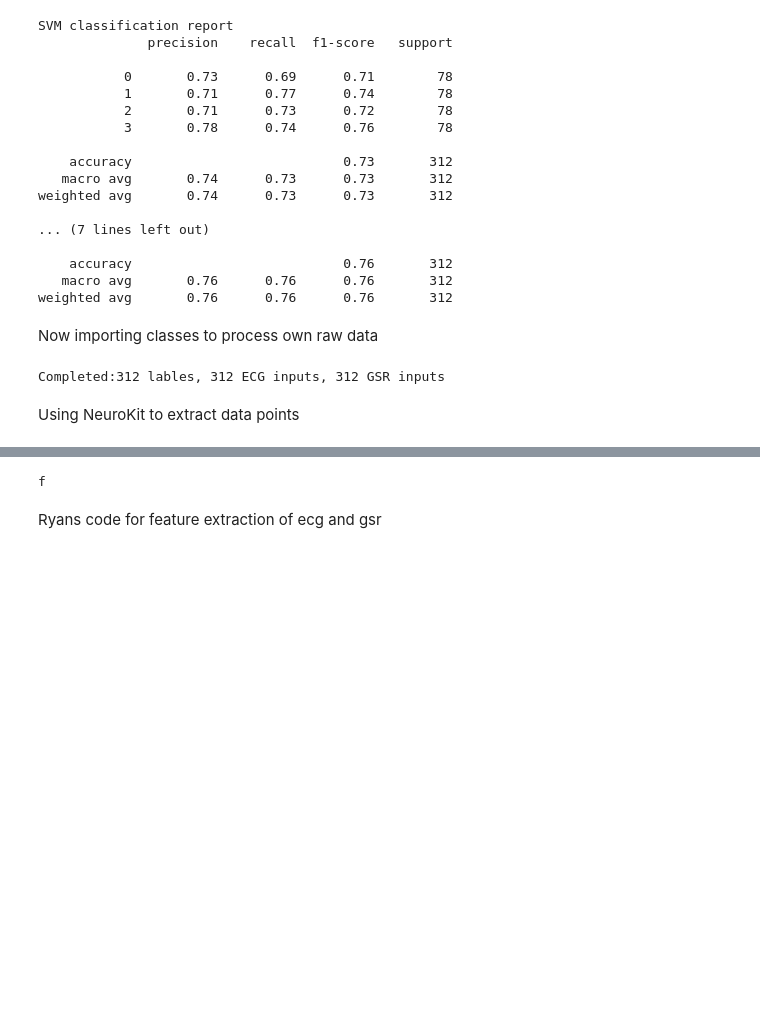
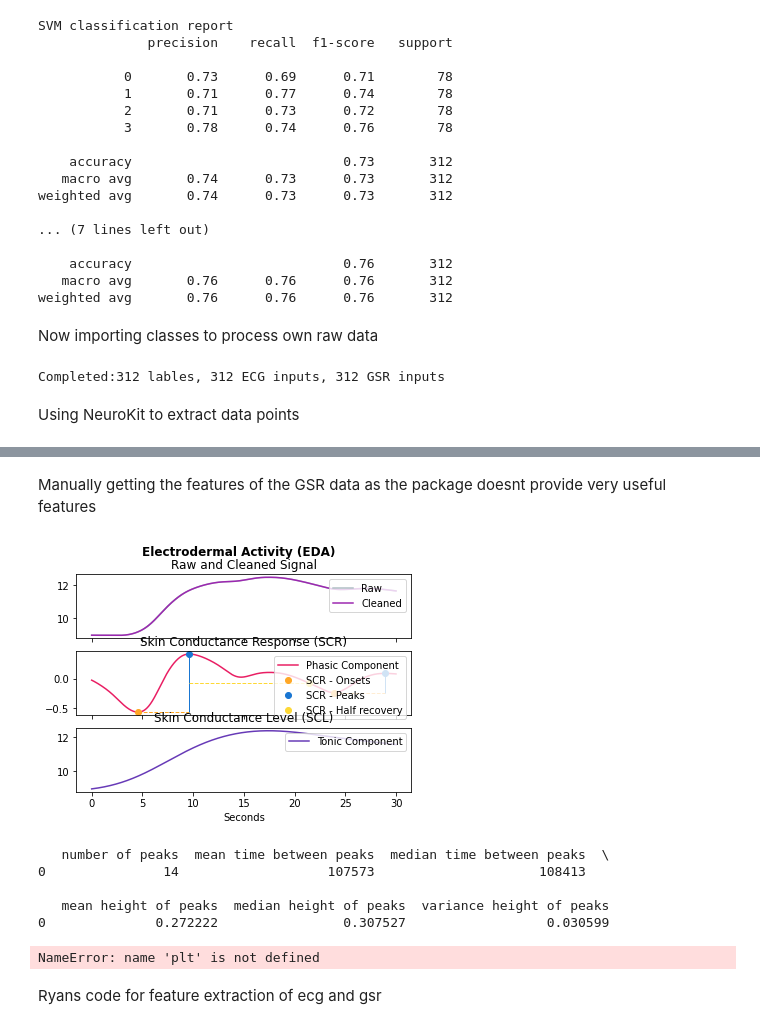
Before and after one commit to tomjefferis/CO620-Emotion-Detection-, a Jupyter notebook: mlDataTesting.ipynb, the cells around one changed output, grey strips where cells are left out. Drawn from its saved outputs; the diff is of its cells as text; code cells hidden in the pictures; blank space fills up the shorter version.

```diff
--- a/mlDataTesting.ipynb
+++ b/mlDataTesting.ipynb
@@ -270,48 +379,58 @@ Manually getting the features of the GSR data as the package doesnt provide very
+# %% [markdown]
+Manually getting the features of the GSR data as the package doesnt provide very useful features
 # %%
-processed_gsr,infos = nk.eda_process(completeGsr[15],sampling_rate=1000) #processes the GSR, currently only doing one item to make sure it works properly
-plot = nk.eda_plot(processed_gsr[:30000], sampling_rate=1000) #plots the signal on a graph
+processed_gsr,infos = nk2.eda_process(completeGsr[15],sampling_rate=1000) #processes the GSR, currently only doing one item to make sure it works properly
+plot = nk2.eda_plot(processed_gsr[:30000], sampling_rate=1000) #plots the signal on a graph
 
-gsr_dict = nk.eda_findpeaks(processed_gsr) #finding peaks, time of the peaks and magnitude of peaks
+gsr_dict = nk2.eda_findpeaks(processed_gsr) #finding peaks, time of the peaks and magnitude of peaks
 
 peaktime = gsr_dict['SCR_Peaks'] #time of peaks
 numpeaks = len(peaktime) #number of peaks
 timebetween = []
 lastPeak = 0;
 for peaks in peaktime: # going through all the peaks in the exrtacted data
     if lastPeak != 0:
         timebetween.append(peaks-lastPeak) #finding the time between the peaks
     else:
         lastPeak = peaks
 meantbpeaks = statistics.mean(timebetween) #mean time between peaks
 mediantbpeaks = statistics.median(timebetween) # median time between peaks
 meanheightpeaks = statistics.mean(gsr_dict['SCR_Height']) #mean magnitide of peaks
 medianheightpeaks = statistics.median(gsr_dict['SCR_Height']) #median magnitide of peaks
 varheightpeaks = statistics.variance(gsr_dict['SCR_Height']) #variance magnitide of peaks
+sdheightpeaks = statistics.stdev(gsr_dict['SCR_Height']) #variance magnitide of peaks
+maxGSR = max()
 
 d = {'number of peaks':numpeaks,
      'mean time between peaks':meantbpeaks,
      'median time between peaks':mediantbpeaks,
      'mean height of peaks': meanheightpeaks,
      'median height of peaks': medianheightpeaks,
      'variance height of peaks': varheightpeaks}
 #adding to dataframe to be stored as csv later
-procecssed_gsr = pd.DataFrame(d, index=[0])
+procecssed_gsr = pd.DataFrame([d])
 
 print(procecssed_gsr)
 #print(gsr_dict)
 #print(completeGSRData)
+# %% [output]
+[figure, added]
+   number of peaks  mean time between peaks  median time between peaks  \
+0               14                   107573                     108413
+
+   mean height of peaks  median height of peaks  variance height of peaks
+0              0.272222                0.307527                  0.030599
 # %%
 plt.rcParams['figure.figsize'] = [15, 9]  # Bigger images
 plt.rcParams['font.size']= 13
 # Preprocess the data (filter, find peaks, etc.)
 
-processed_ecg, info = nk.ecg_process(completeEcg[0], sampling_rate=1000)
-
-compecgdata = pd.DataFrame()
-compecgdata.append(nk.ecg_intervalrelated(processed_ecg))
-print("f")
+eda = completeGsr[0]
+df, info = nk2.eda_process(eda)
+gf = nk2.eda_intervalrelated(df)
+print(gf)
 # %% [output]
-f
+NameError: name 'plt' is not defined
 # %% [markdown]
 Ryans code for feature extraction of ecg and gsr
 # %%
```
Also changed, not shown: parts of 13 cells of this notebook, 4 other files.
